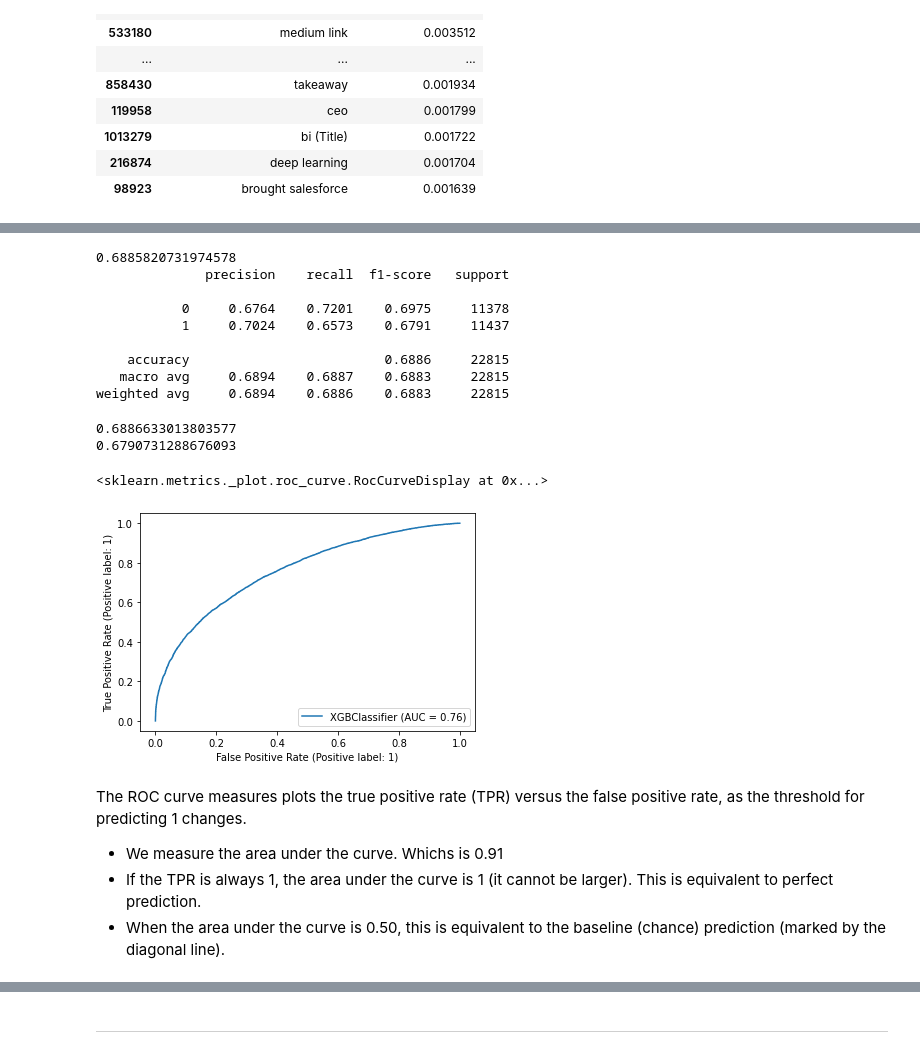
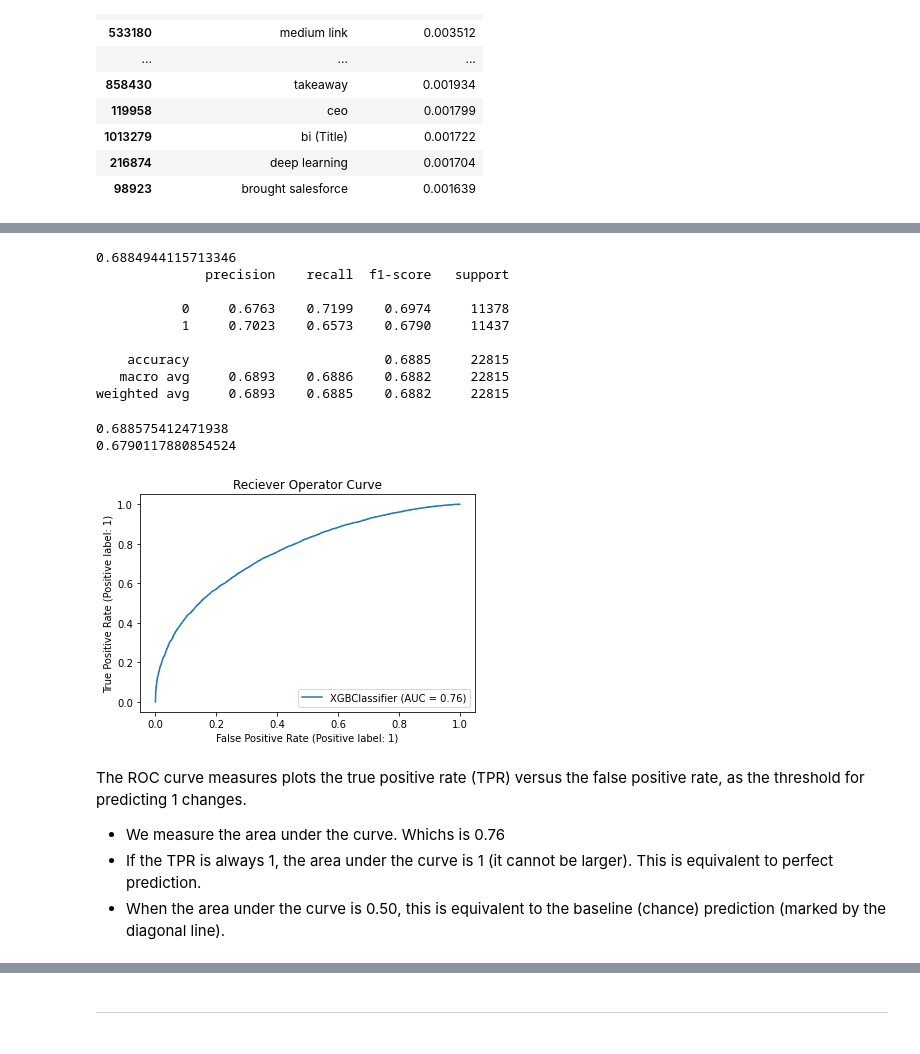
Before and after one commit to Arik-LT/Medium_Article_Analysis_and_Sucess_Predictor, a Jupyter notebook: Modelling Global.ipynb, the cells around one changed output, grey strips where cells are left out. Drawn from its saved outputs; the diff is of its cells as text; code cells hidden in the pictures.

```diff
--- a/Modelling Global.ipynb
+++ b/Modelling Global.ipynb
@@ -36,7 +36,8 @@ df = pd.read_csv('df_final_no_numbers.csv')
 df.subtitle = df.subtitle.apply(lambda x: 0 if x == '-' else 1)
 df.subtitle = df.subtitle.apply(str)
 df.day_of_the_week = df.day_of_the_week.apply(str)
-df = df[(df['publication'] != 'personal-growth') & (df['publication'] != 'uxplanet')]
+df = df[(df['publication'] != 'personal-growth')
+        & (df['publication'] != 'uxplanet')]
 df.reset_index(drop=True, inplace=True)
 # %%
 df.head()
@@ -213,6 +202,11 @@ X_test = scipy.sparse.hstack((X_test_text, X_test_title, sparse_df_test))
 X_test.shape
 # %% [output]
 (22815, 1154518)
+# %%
+scaler=StandardScaler(with_mean=False)
+
+X_train = scaler.fit_transform(X_train)
+X_test = scaler.transform(X_test)
 # %%
 print(X_train.shape)
 print(X_test.shape)
@@ -472,6 +568,6 @@ pd.DataFrame(dict_features).sort_values('feature_importance', ascending=False).h
 # %% [markdown]
 #### Normal
 # %%
-xgb_model = XGBClassifier(use_label_encoder=False, eval_metric='mlogloss', n_jobs=-1)
-xgb_model.fit(X_train, y_train, eval_set=[(X_test, y_test)])
+xgb_model = XGBClassifier(use_label_encoder=False, eval_metric='error', n_jobs=-1)
+xgb_model.fit(X_train, y_train)
 # %% [output]
@@ -482,3 +583,0 @@ Stack trace:
-# %%
-xgb_model = XGBClassifier(use_label_encoder=False, eval_metric='mlogloss', n_jobs=-1)
-xgb_model.fit(X_train, y_train)
@@ -555,30 +625,31 @@ accuracy = accuracy_score(y_test, y_pred)
 print(accuracy)
 print(classification_report(y_test, y_pred, digits=4))
 # %% [output]
-0.6885820731974578
+0.6884944115713346
               precision    recall  f1-score   support
 
-           0     0.6764    0.7201    0.6975     11378
-           1     0.7024    0.6573    0.6791     11437
+           0     0.6763    0.7199    0.6974     11378
+           1     0.7023    0.6573    0.6790     11437
 
-    accuracy                         0.6886     22815
-   macro avg     0.6894    0.6887    0.6883     22815
-weighted avg     0.6894    0.6886    0.6883     22815
+    accuracy                         0.6885     22815
+   macro avg     0.6893    0.6886    0.6882     22815
+weighted avg     0.6893    0.6885    0.6882     22815
 # %%
 print(roc_auc_score(y_test, y_pred))
 print(f1_score(y_test, y_pred))
 # %% [output]
-0.6886633013803577
-0.6790731288676093
+0.688575412471938
+0.6790117880854524
 # %%
-plot_roc_curve(xgb_model, X_test, y_test)
+plot_roc_curve(xgb_model, X_test, y_test);
+plt.title('Reciever Operator Curve')
+plt.show()
 # %% [output]
-<sklearn.metrics._plot.roc_curve.RocCurveDisplay at 0x...>
-[figure, old version]
+[figure, new version]
 # %% [markdown]
 The ROC curve measures plots the true positive rate (TPR) versus the false positive rate, as the threshold for predicting 1 changes.
 
-- We measure the area under the curve. Whichs is 0.91
+- We measure the area under the curve. Whichs is 0.76
 - If the TPR is always 1, the area under the curve is 1 (it cannot be larger). This is equivalent to perfect prediction.
 - When the area under the curve is 0.50, this is equivalent to the baseline (chance) prediction (marked by the diagonal line).
 # %%
```
Also changed, not shown: parts of 74 cells of this notebook, 2 other files.
